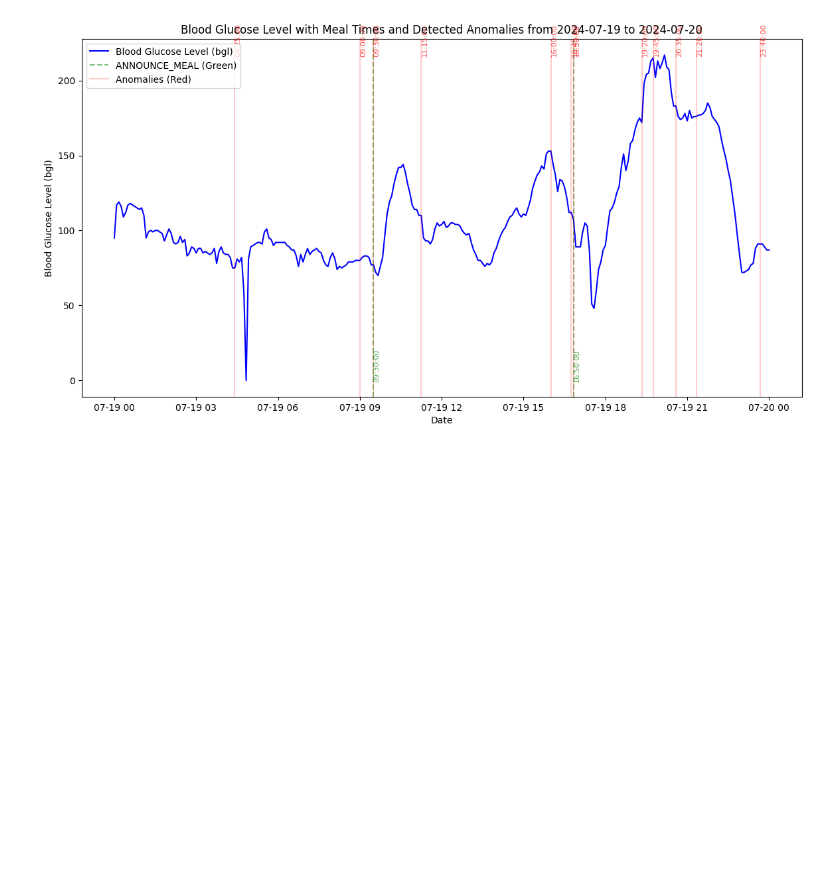
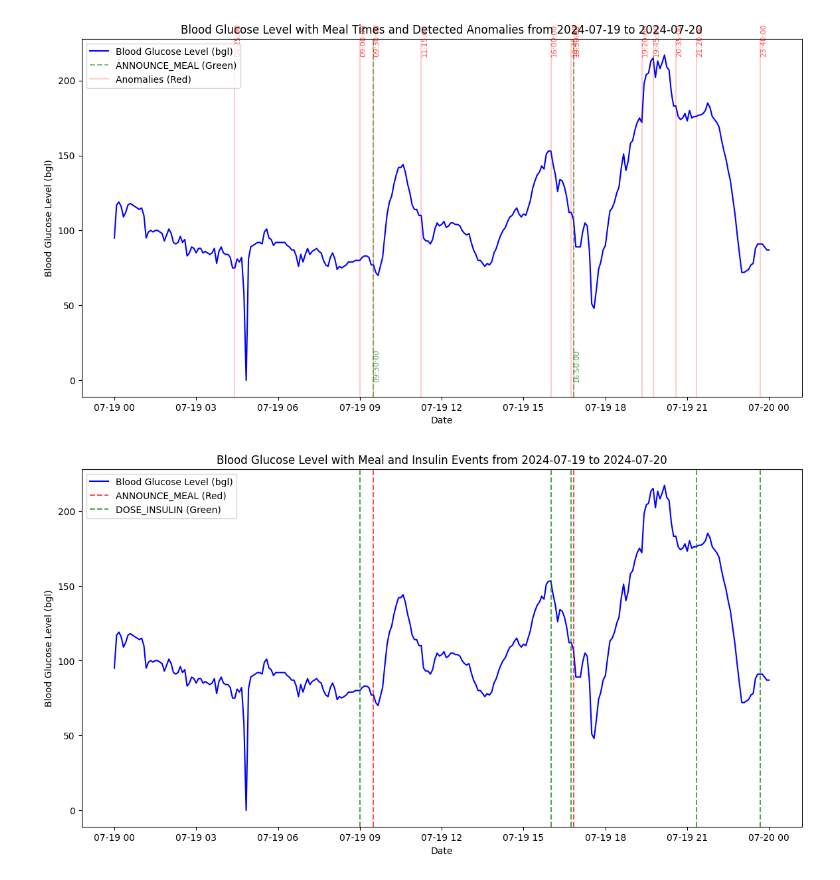
Before and after one commit to RobotPsychologist/bg_control, a Jupyter notebook: 0_meal_identification/meal_identification/notebooks/3.06-jp-stray-model.ipynb, the cells around one changed output. Cells and saved outputs as stored; diff of their text form; code cells hidden in the pictures; blank space fills up the shorter version.

```diff
--- a/0_meal_identification/meal_identification/notebooks/3.06-jp-stray-model.ipynb
+++ b/0_meal_identification/meal_identification/notebooks/3.06-jp-stray-model.ipynb
@@ -631,3 +631,7 @@ walker_df['anomalies'] = anomaly_detections
 plot_bgl_with_anomalies_and_meals(walker_df, start_date="2024-07-19", end_date="2024-07-20") # specify time ranges here to check different time frames
 # %% [output]
 [figure]
+# %%
+plot_bgl_with_events(walker_df, start_date="2024-07-19", end_date="2024-07-20") # specify time ranges here to check different time frames
+# %% [output]
+[figure, added]
```
